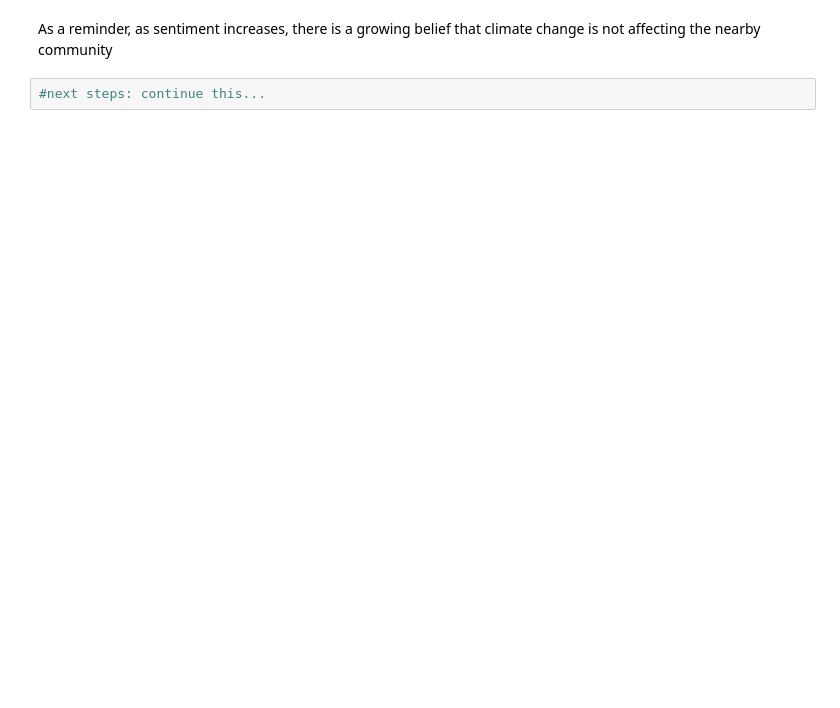
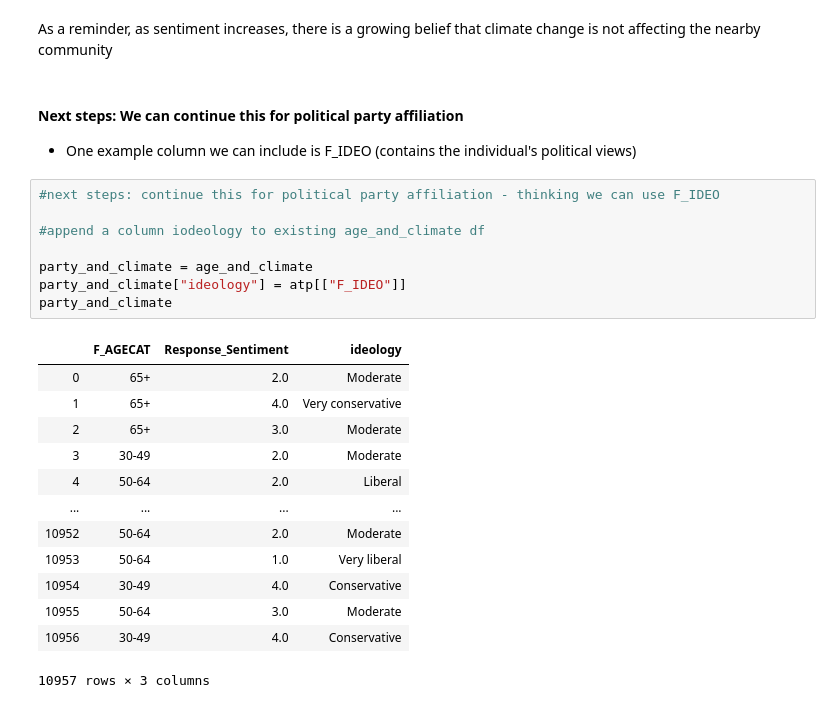
Before and after one commit to ds-modules/BUDS-SU21-Dev, a Jupyter notebook: survey_data/atp_exploration.ipynb, the cells around one changed output. Saved outputs shown, nothing was run; the diff lists cells and outputs as text; blank space fills up the shorter version.

```diff
--- a/survey_data/atp_exploration.ipynb
+++ b/survey_data/atp_exploration.ipynb
@@ -189,4 +182,28 @@ sns.catplot(x="F_AGECAT", y="Response_Sentiment",kind="bar", data=new_age_and_cl
 # %% [markdown]
 As a reminder, as sentiment increases, there is a growing belief that climate change is not affecting the nearby community
-# %%
-#next steps: continue this...
+# %% [markdown]
+#### Next steps: We can continue this for political party affiliation
+
+- One example column we can include is F_IDEO (contains the individual's political views)
+# %%
+#next steps: continue this for political party affiliation - thinking we can use F_IDEO
+
+#append a column iodeology to existing age_and_climate df
+
+party_and_climate = age_and_climate
+party_and_climate["ideology"] = atp[["F_IDEO"]]
+party_and_climate
+# %% [output]
+|  | F_AGECAT | Response_Sentiment | ideology |
+| 0 | 65+ | 2.0 | Moderate |
+| 1 | 65+ | 4.0 | Very conservative |
+| 2 | 65+ | 3.0 | Moderate |
+| 3 | 30-49 | 2.0 | Moderate |
+| 4 | 50-64 | 2.0 | Liberal |
+| ... | ... | ... | ... |
+| 10952 | 50-64 | 2.0 | Moderate |
+| 10953 | 50-64 | 1.0 | Very liberal |
+| 10954 | 30-49 | 4.0 | Conservative |
+| 10955 | 50-64 | 3.0 | Moderate |
+| 10956 | 30-49 | 4.0 | Conservative |
+10957 rows × 3 columns
```
Also changed, not shown: parts of 7 cells of this notebook.
